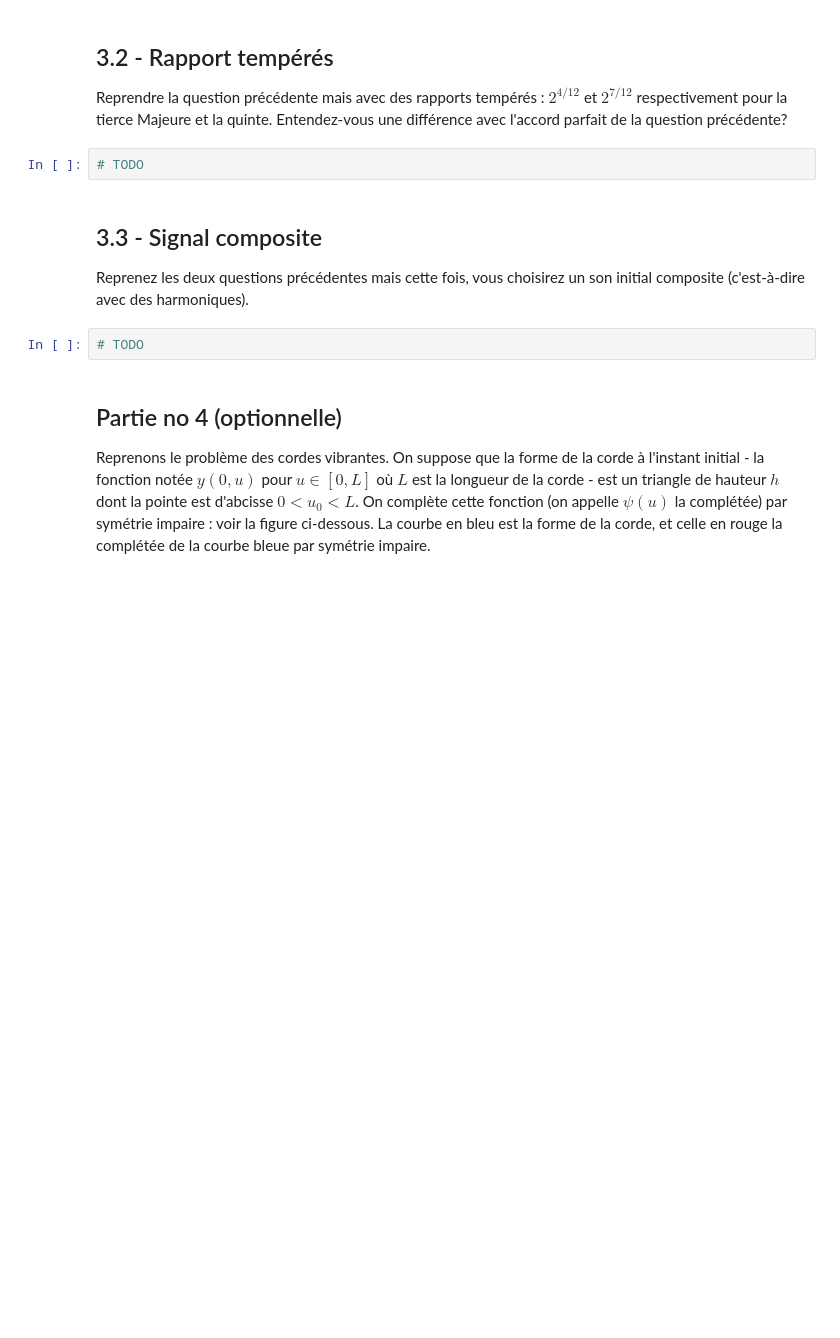
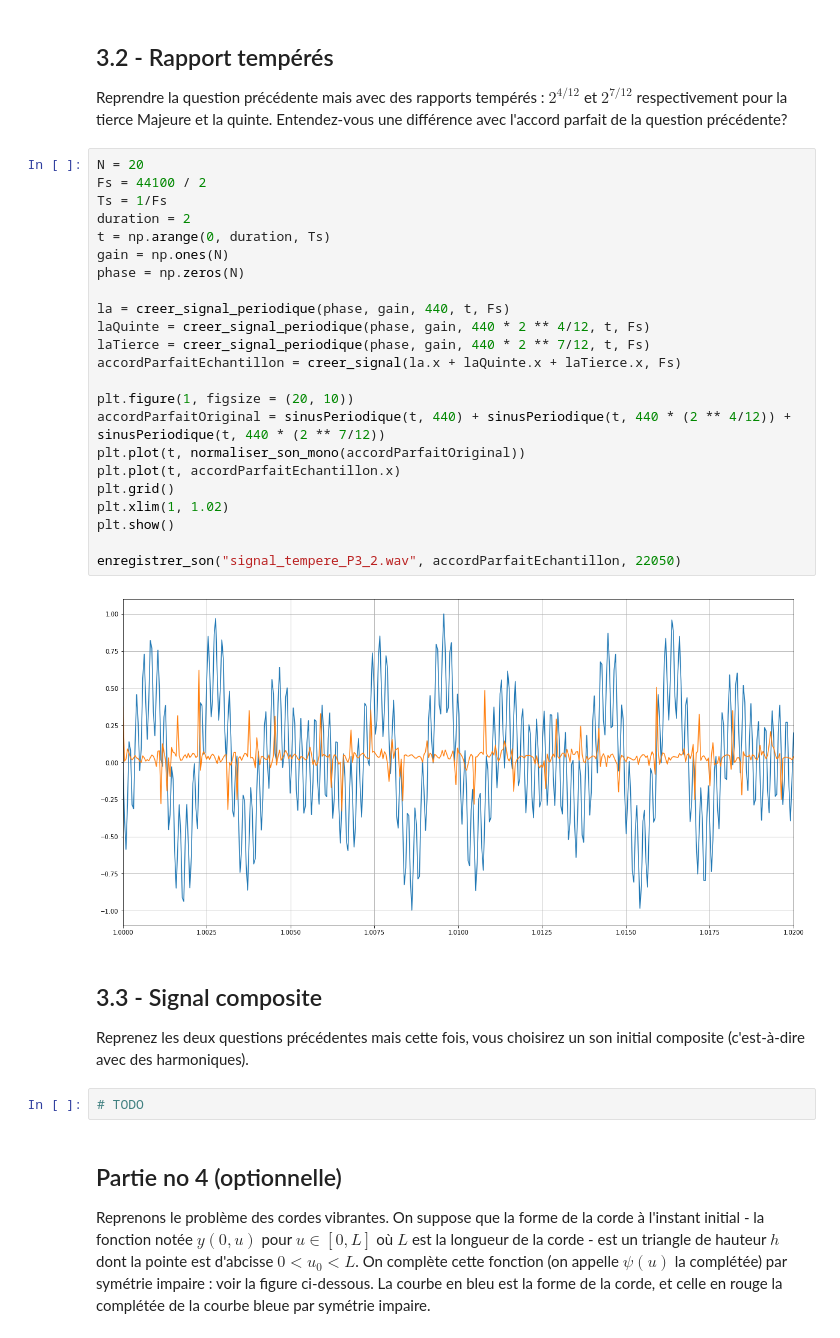
Before and after one commit to guillaume-haerinck/imac-tp-signal, a Jupyter notebook: tp-02-gain-phase/rendu-tp-02.ipynb, the cells around one changed output. Saved outputs shown, nothing was run; the diff lists cells and outputs as text; blank space fills up the shorter version.

```diff
--- a/tp-02-gain-phase/rendu-tp-02.ipynb
+++ b/tp-02-gain-phase/rendu-tp-02.ipynb
@@ -438,8 +438,31 @@ plt.show()
 ## 3.2 - Rapport tempérés
 
 Reprendre la question précédente mais avec des rapports tempérés : $2^{4/12}$ et $2^{7/12}$ respectivement pour la tierce Majeure et la quinte. Entendez-vous une différence avec l'accord parfait de la question précédente?
-# %%
-# TODO
+# %%
+N = 20
+Fs = 44100 / 2
+Ts = 1/Fs
+duration = 2
+t = np.arange(0, duration, Ts)
+gain = np.ones(N)
+phase = np.zeros(N)
+
+la = creer_signal_periodique(phase, gain, 440, t, Fs)
+laQuinte = creer_signal_periodique(phase, gain, 440 * 2 ** 4/12, t, Fs)
+laTierce = creer_signal_periodique(phase, gain, 440 * 2 ** 7/12, t, Fs)
+accordParfaitEchantillon = creer_signal(la.x + laQuinte.x + laTierce.x, Fs)
+
+plt.figure(1, figsize = (20, 10))
+accordParfaitOriginal = sinusPeriodique(t, 440) + sinusPeriodique(t, 440 * (2 ** 4/12)) + sinusPeriodique(t, 440 * (2 ** 7/12))
+plt.plot(t, normaliser_son_mono(accordParfaitOriginal))
+plt.plot(t, accordParfaitEchantillon.x)
+plt.grid()
+plt.xlim(1, 1.02)
+plt.show()
+
+enregistrer_son("signal_tempere_P3_2.wav", accordParfaitEchantillon, 22050)
+# %% [output]
+[figure, added]
 # %% [markdown]
 ## 3.3 - Signal composite
 
```
Also changed, not shown: parts of 1 cell of this notebook.
